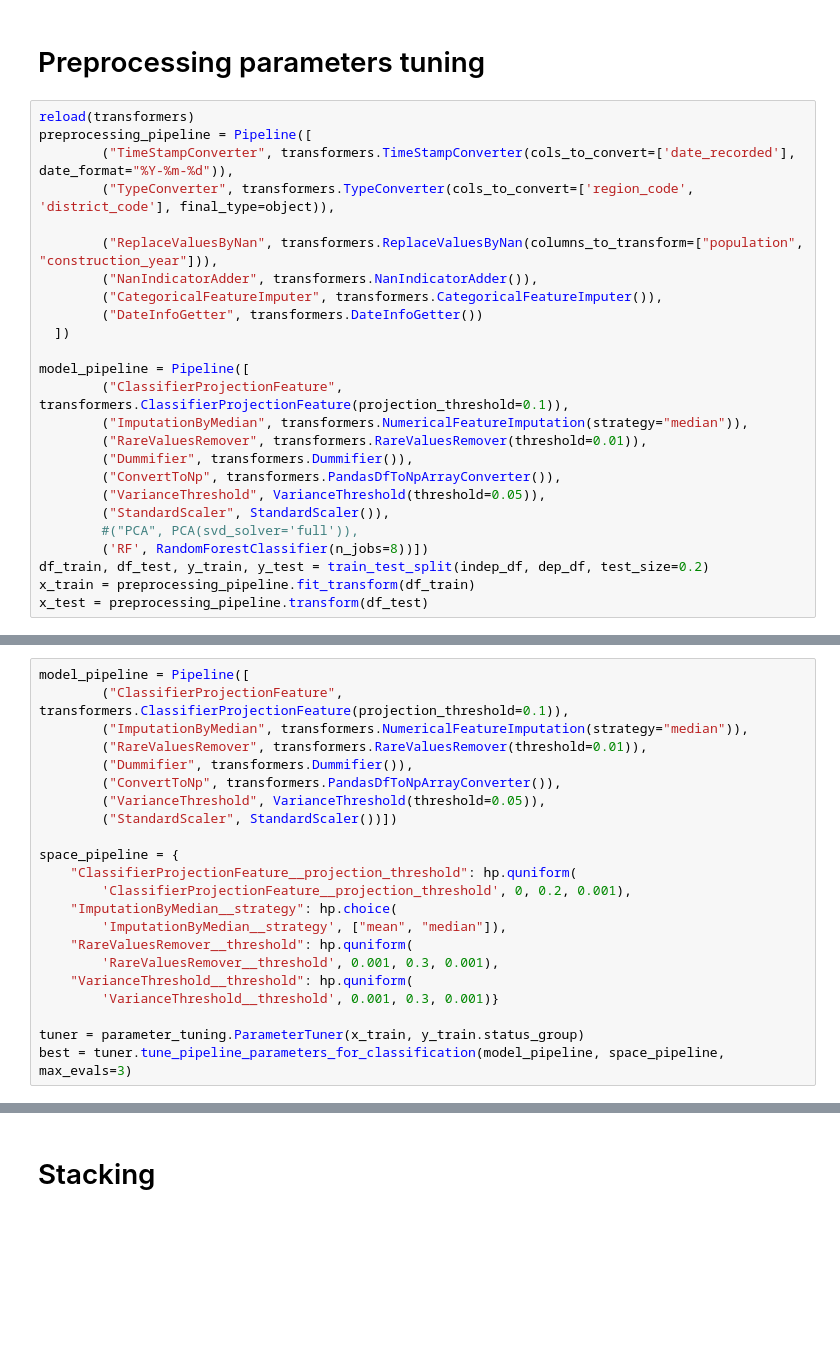
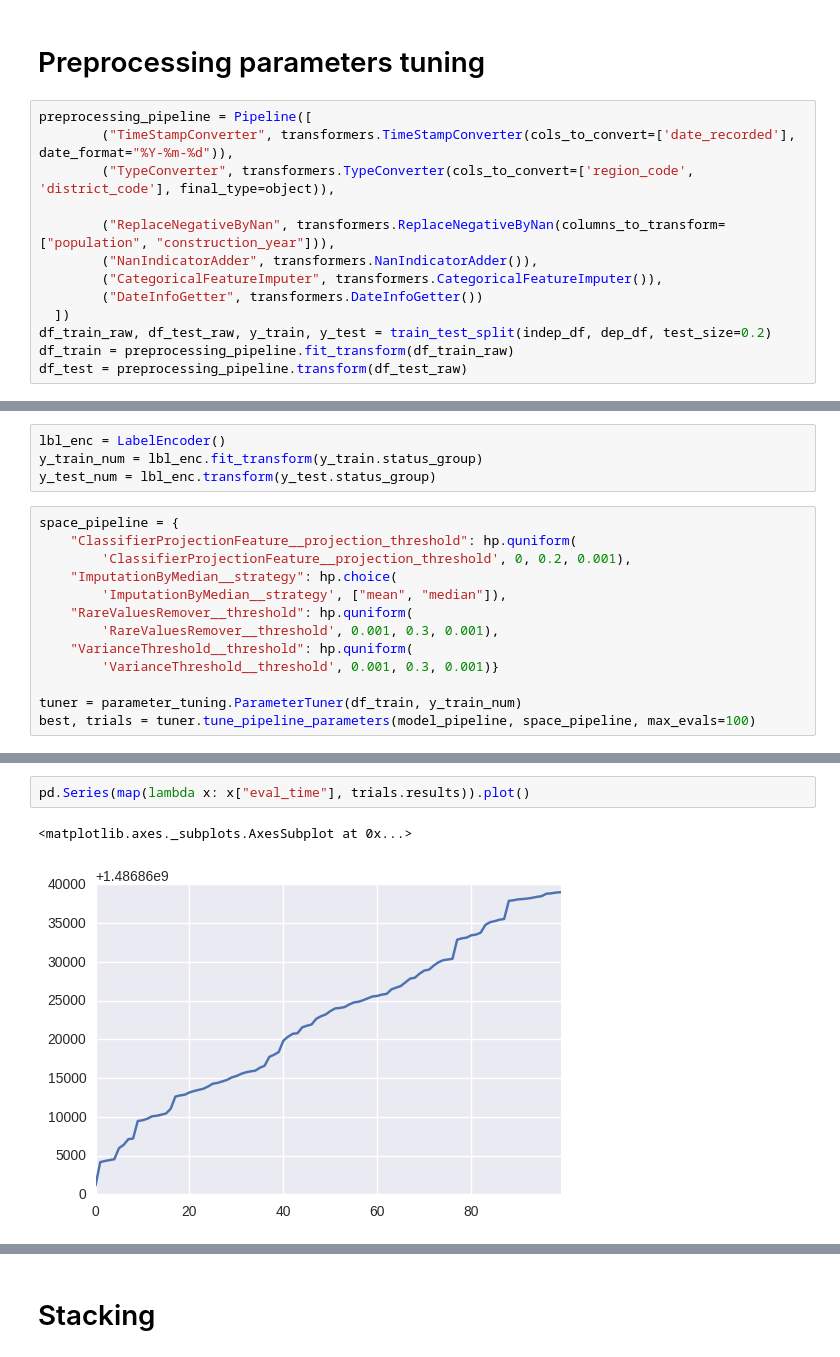
Before and after one commit to vlandeau/pump-it-up, a Jupyter notebook: explo.ipynb, the cells around one changed output, grey strips where cells are left out. Drawn from its saved outputs; the diff is of its cells as text; blank space fills up the shorter version.

Commit message:
Set modelling package

```diff
--- a/explo.ipynb
+++ b/explo.ipynb
@@ -426,27 +379,15 @@ plt.show()
 # %% [markdown]
 # Preprocessing parameters tuning
 # %%
-reload(transformers)
 preprocessing_pipeline = Pipeline([
         ("TimeStampConverter", transformers.TimeStampConverter(cols_to_convert=['date_recorded'], date_format="%Y-%m-%d")),
         ("TypeConverter", transformers.TypeConverter(cols_to_convert=['region_code', 'district_code'], final_type=object)),
 
-        ("ReplaceValuesByNan", transformers.ReplaceValuesByNan(columns_to_transform=["population", "construction_year"])),
+        ("ReplaceNegativeByNan", transformers.ReplaceNegativeByNan(columns_to_transform=["population", "construction_year"])),
         ("NanIndicatorAdder", transformers.NanIndicatorAdder()),
         ("CategoricalFeatureImputer", transformers.CategoricalFeatureImputer()),
         ("DateInfoGetter", transformers.DateInfoGetter())
   ])
-
-model_pipeline = Pipeline([
-        ("ClassifierProjectionFeature", transformers.ClassifierProjectionFeature(projection_threshold=0.1)),
-        ("ImputationByMedian", transformers.NumericalFeatureImputation(strategy="median")),
-        ("RareValuesRemover", transformers.RareValuesRemover(threshold=0.01)),
-        ("Dummifier", transformers.Dummifier()),
-        ("ConvertToNp", transformers.PandasDfToNpArrayConverter()),
-        ("VarianceThreshold", VarianceThreshold(threshold=0.05)),
-        ("StandardScaler", StandardScaler()),
-        #("PCA", PCA(svd_solver='full')),
-        ('RF', RandomForestClassifier(n_jobs=8))])
-df_train, df_test, y_train, y_test = train_test_split(indep_df, dep_df, test_size=0.2)
-x_train = preprocessing_pipeline.fit_transform(df_train)
-x_test = preprocessing_pipeline.transform(df_test)
+df_train_raw, df_test_raw, y_train, y_test = train_test_split(indep_df, dep_df, test_size=0.2)
+df_train = preprocessing_pipeline.fit_transform(df_train_raw)
+df_test = preprocessing_pipeline.transform(df_test_raw)
@@ -494,13 +407,8 @@ VarianceThreshold(threshold=0.018)
+# %%
+lbl_enc = LabelEncoder()
+y_train_num = lbl_enc.fit_transform(y_train.status_group)
+y_test_num = lbl_enc.transform(y_test.status_group)
 # %%
-model_pipeline = Pipeline([
-        ("ClassifierProjectionFeature", transformers.ClassifierProjectionFeature(projection_threshold=0.1)),
-        ("ImputationByMedian", transformers.NumericalFeatureImputation(strategy="median")),
-        ("RareValuesRemover", transformers.RareValuesRemover(threshold=0.01)),
-        ("Dummifier", transformers.Dummifier()),
-        ("ConvertToNp", transformers.PandasDfToNpArrayConverter()),
-        ("VarianceThreshold", VarianceThreshold(threshold=0.05)),
-        ("StandardScaler", StandardScaler())])
-
 space_pipeline = {
     "ClassifierProjectionFeature__projection_threshold": hp.quniform(
         'ClassifierProjectionFeature__projection_threshold', 0, 0.2, 0.001),
@@ -511,6 +419,6 @@ space_pipeline = {
     "VarianceThreshold__threshold": hp.quniform(
         'VarianceThreshold__threshold', 0.001, 0.3, 0.001)}
 
-tuner = parameter_tuning.ParameterTuner(x_train, y_train.status_group)
-best = tuner.tune_pipeline_parameters_for_classification(model_pipeline, space_pipeline, max_evals=3)
+tuner = parameter_tuning.ParameterTuner(df_train, y_train_num)
+best, trials = tuner.tune_pipeline_parameters(model_pipeline, space_pipeline, max_evals=100)
 # %% [output]
@@ -604,0 +442,5 @@ Iteration 24: score 0.803409194011 with std 0.00203178587568 for params {'Varian
+# %%
+pd.Series(map(lambda x: x["eval_time"], trials.results)).plot()
+# %% [output]
+<matplotlib.axes._subplots.AxesSubplot at 0x...>
+[figure, added]
```
Also changed, not shown: parts of 39 cells of this notebook, 6 other files.
